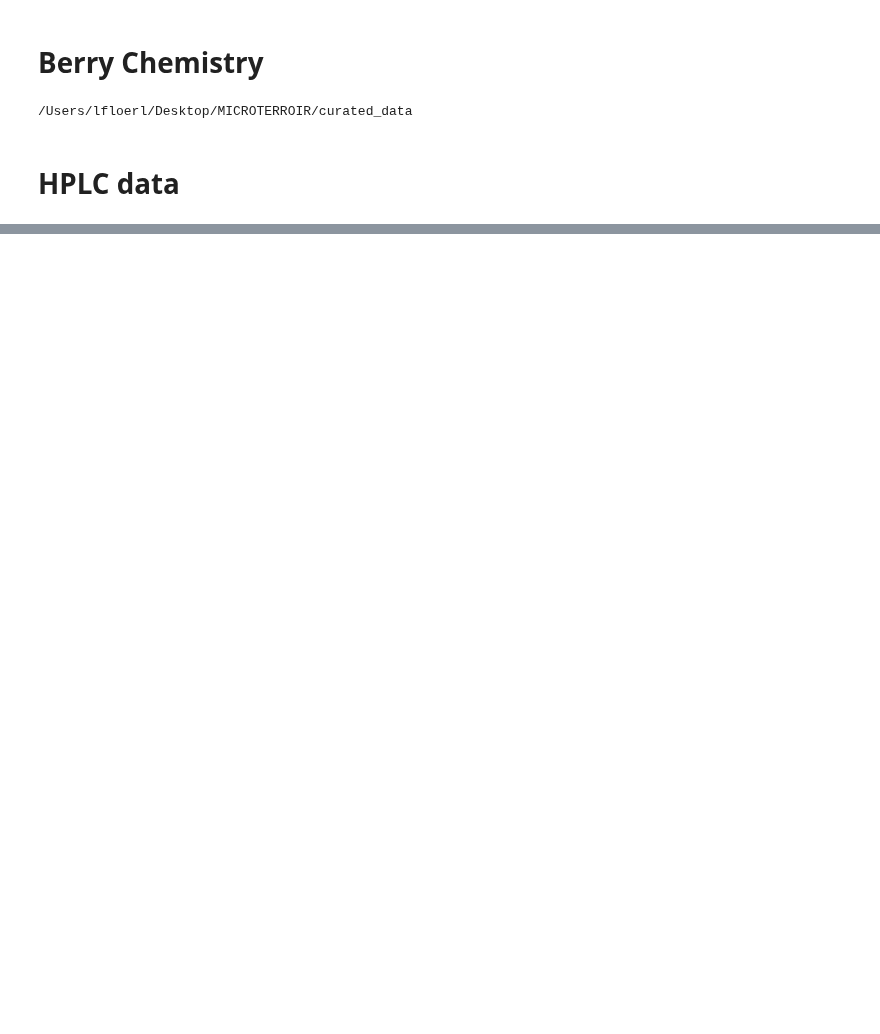
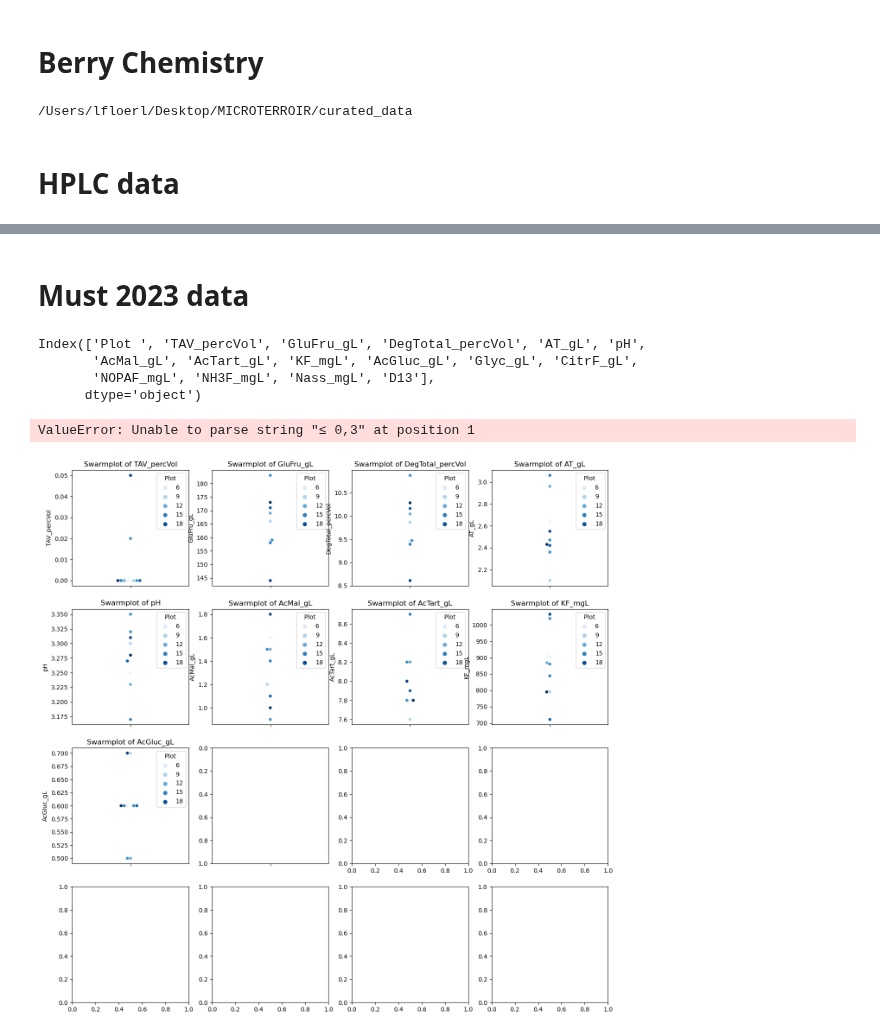
Before and after one commit to bokulich-publications/microterroir, a Jupyter notebook: Berry_Chemistry.ipynb, the cells around one changed output, grey strips where cells are left out. Drawn from its saved outputs; the diff is of its cells as text; code cells hidden in the pictures; blank space fills up the shorter version.

```diff
--- a/Berry_Chemistry.ipynb
+++ b/Berry_Chemistry.ipynb
@@ -72,0 +170,46 @@ plt.show()
+# %% [markdown]
+# Must 2023 data
+# %%
+must2023_data.columns
+# %% [output]
+Index(['Plot ', 'TAV_percVol', 'GluFru_gL', 'DegTotal_percVol', 'AT_gL', 'pH',
+       'AcMal_gL', 'AcTart_gL', 'KF_mgL', 'AcGluc_gL', 'Glyc_gL', 'CitrF_gL',
+       'NOPAF_mgL', 'NH3F_mgL', 'Nass_mgL', 'D13'],
+      dtype='object')
+# %%
+# Get the column names
+must_measurements = ['TAV_percVol', 'GluFru_gL', 'DegTotal_percVol', 'AT_gL', 'pH',
+       'AcMal_gL', 'AcTart_gL', 'KF_mgL', 'AcGluc_gL', 'Glyc_gL', 'CitrF_gL',
+       'NOPAF_mgL', 'NH3F_mgL', 'Nass_mgL', 'D13']
+
+#Calculate the number of rows and columns for subplots
+num_cols = len(must_measurements)
+num_rows = (num_cols + 3) // 4  # To ensure at least 2 plots per row
+
+# Create a figure and axes for subplots
+fig, axes = plt.subplots(num_rows, 4, figsize=(16, 4*num_rows))  # Adjust figsize as needed
+
+# Flatten the axes array if there's only one row
+if num_rows == 1:
+    axes = axes.reshape(1, -1)
+
+# Loop over each column
+for i, column in enumerate(must_measurements):
+    # Calculate the row and column index for the subplot
+    row_index = i // 4
+    col_index = i % 4
+
+    # Create a scatterplot for the current column in the corresponding subplot
+    sns.swarmplot(data=must2023_data, y=column, hue='Plot ',
+                 ax=axes[row_index, col_index], palette='Blues')  # Use df.index assuming your DataFrame has index
+    axes[row_index, col_index].set_title(f"Swarmplot of {column}")
+    axes[row_index, col_index].set_ylabel(column)
+
+# Adjust layout to prevent overlap
+plt.tight_layout()
+
+# Show the figure
+plt.show()
+# %% [output]
+ValueError: Unable to parse string "≤ 0,3" at position 1
+[figure, added]
```
Also changed, not shown: parts of 11 cells of this notebook, 4 other files.
